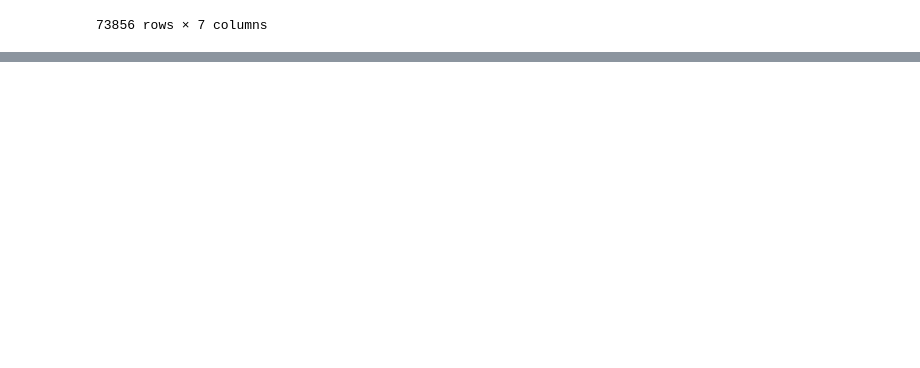
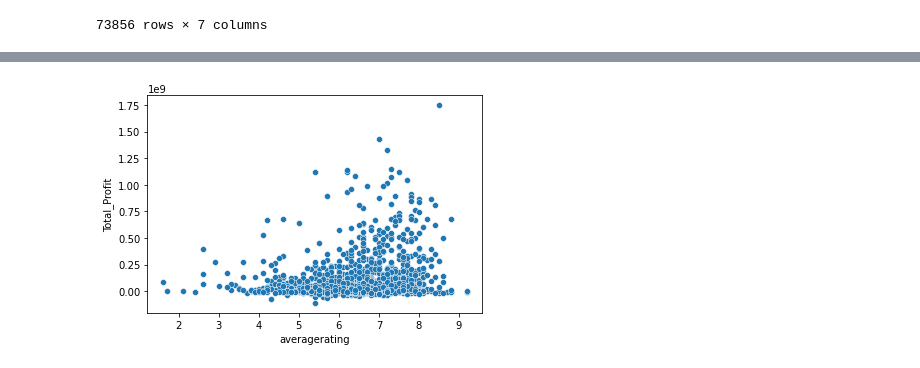
Before and after one commit to jacrivera/AI-Academy-Semester-1-Capstone-Group-5, a Jupyter notebook: Final-Workbook.ipynb, the cells around one changed output, grey strips where cells are left out. Drawn from its saved outputs; the diff is of its cells as text; code cells hidden in the pictures; blank space fills up the shorter version.

Commit message:
Final master data set to begin EDA on

```diff
--- a/student.ipynb
+++ b/Final-Workbook.ipynb
@@ -241,3 +228,5 @@ master_df.dropna(axis = 0, thresh = 9, inplace = True)
 master_df = master_df.set_index("movie")
 # %%
 master_df.drop(["domestic_gross___",'movie_id','original_title', 'start_year'],  axis=1, inplace=True)
+# %%
+master_df["Total_Profit"] = (master_df.worldwide_gross - master_df.production_budget)
@@ -260,0 +279,6 @@ master_df
+# %%
+sns.scatterplot(x="averagerating",
+y="Total_Profit",
+data=master_df);
+# %% [output]
+[figure, added]
```
Also changed, not shown: parts of 6 cells of this notebook, 1 other file.
